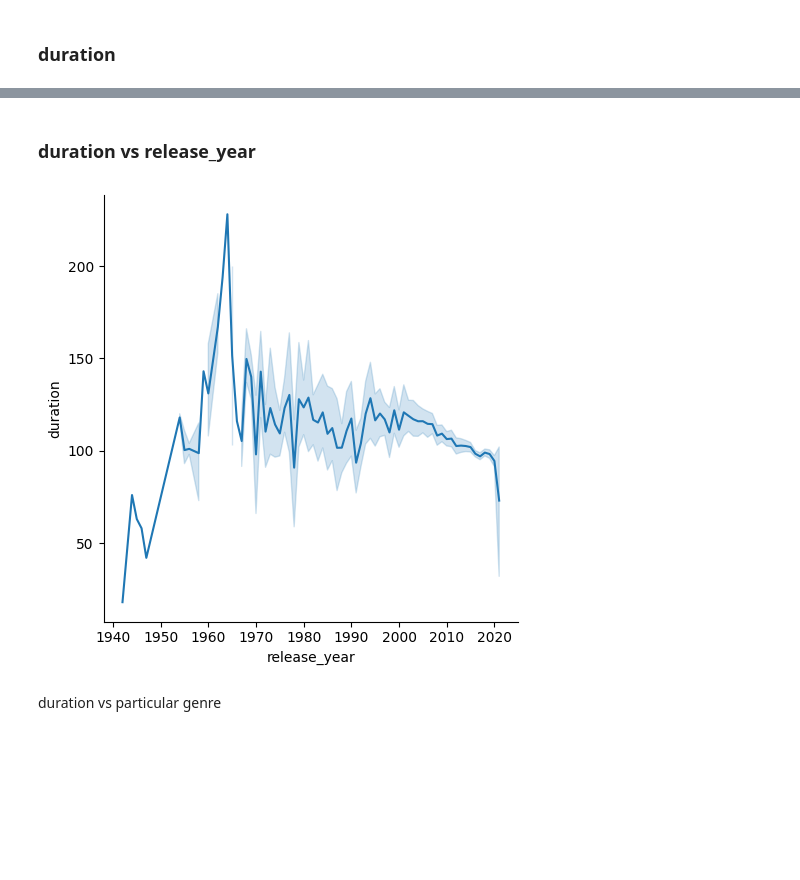
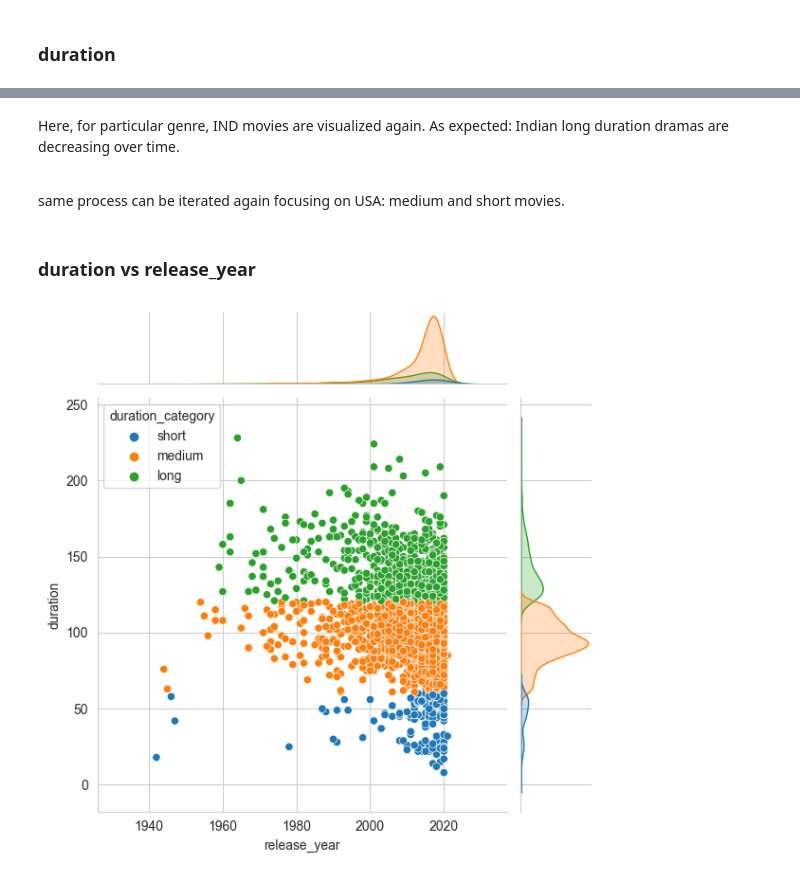
Before and after one commit to Ahnaf19/netflix_movie, a Jupyter notebook: v0.ipynb, the cells around one changed output, grey strips where cells are left out. Drawn from its saved outputs; the diff is of its cells as text; code cells hidden in the pictures; blank space fills up the shorter version.

```diff
--- a/v0.ipynb
+++ b/v0.ipynb
@@ -208,7 +213,7 @@ Now dataframe has no missing values and ready for use. Next comes filtering irre
 ### Data Filtering
 dropping show_id, director, cast, description as they have little effect on the duration of the movie. Also remove type as now there is only 1 type: Movie
 # %%
-mov.drop(columns=['show_id', 'director', 'cast', 'description', 'type'], inplace=True)
+mov.drop(columns=['show_id', 'director', 'cast', 'description', 'type', 'date_added'], inplace=True)
 # %% [output]
 A value is trying to be set on a copy of a slice from a DataFrame
 
@@ -362,0 +435,6 @@ sns.histplot(data=mov[(mov["duration"] > lower_limit) & (mov["duration"] < upper
+# %%
+labels = ['short', 'medium', 'long']
+bins = [0, 60, 120, mov['duration'].max()]
+mov["duration_category"] = pd.cut(mov['duration'], labels=labels, bins=bins)
+
+mov[['duration', 'duration_category']].head()
@@ -362,0 +457,3 @@ sns.histplot(data=mov[(mov["duration"] > lower_limit) & (mov["duration"] < upper
+# %%
+countries = mov["country"].value_counts().head(5).index
+mov_country = mov[mov['country'].isin(countries)]
@@ -362,0 +495,6 @@ sns.histplot(data=mov[(mov["duration"] > lower_limit) & (mov["duration"] < upper
+# %%
+sns.set_style('whitegrid')
+sns.countplot(data=mov_country, x="country", hue="duration_category")
+plt.xlabel('Country')
+plt.ylabel('Number of Movies')
+plt.title('Frequnecy of Movie for Top 5 Countries');
@@ -363,8 +562,10 @@ sns.histplot(data=mov[(mov["duration"] > lower_limit) & (mov["duration"] < upper
+# %% [markdown]
+Here, for particular genre, IND movies are visualized again. As expected: Indian long duration dramas are decreasing over time. <br> <br>
+
+same process can be iterated again focusing on USA: medium and short movies.
 # %% [markdown]
 ### duration vs release_year
 # %%
-sns.relplot(data=mov, x="release_year", y="duration", kind="line");
+sns.jointplot(data=mov_country, x='release_year', y='duration', hue='duration_category');
 # %% [output]
-[figure, old version]
+[figure, new version]
-# %% [markdown]
-duration vs particular genre
```
Also changed, not shown: parts of 53 cells of this notebook.
